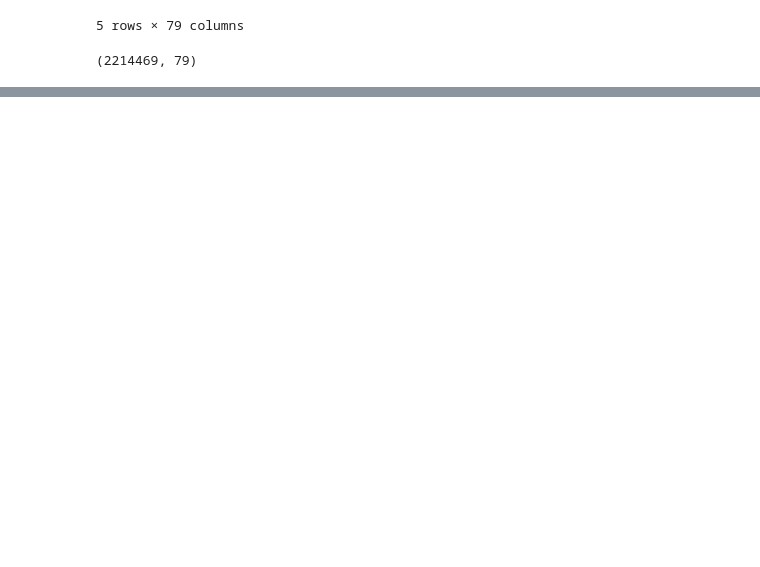
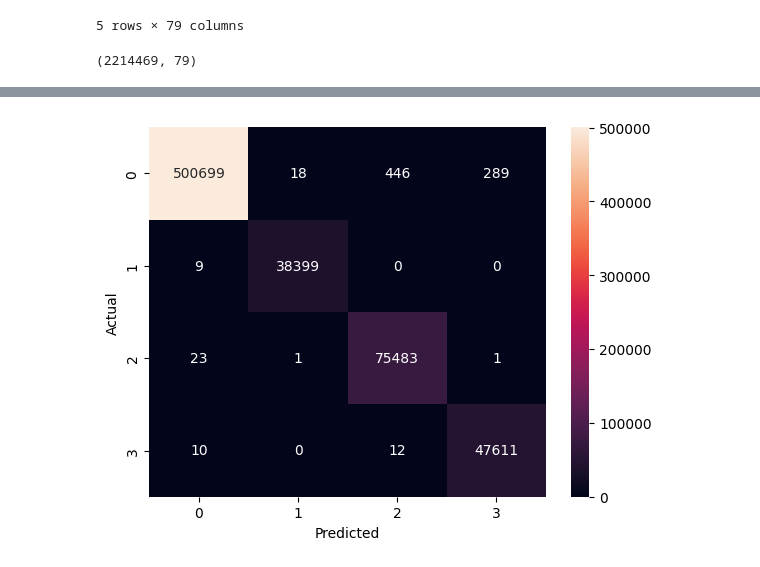
Before and after one commit to ManyaMestha/cyber_attack_detection_model, a Jupyter notebook: notebooks/cyber_attack_detection.ipynb, the cells around one changed output, grey strips where cells are left out. Cells and saved outputs as stored; diff of their text form; code cells hidden in the pictures; blank space fills up the shorter version.

```diff
--- a/notebooks/cyber_attack_detection.ipynb
+++ b/notebooks/cyber_attack_detection.ipynb
@@ -91,0 +107,17 @@ Length: 78, dtype: object
+# %%
+from sklearn.preprocessing import StandardScaler
+
+scaler = StandardScaler()
+X_train = scaler.fit_transform(X_train)
+X_test = scaler.transform(X_test)
+# %%
+from sklearn.ensemble import RandomForestClassifier
+
+model = RandomForestClassifier(
+    n_estimators=50,
+    max_depth=5,
+    min_samples_leaf=10,
+    random_state=42
+)
+# %%
+model.fit(X_train, y_train)
@@ -91,0 +127,7 @@ Length: 78, dtype: object
+# %%
+from sklearn.metrics import accuracy_score, classification_report
+
+y_pred = model.predict(X_test)
+
+print("Accuracy:", accuracy_score(y_test, y_pred))
+print("\n", classification_report(y_test, y_pred))
@@ -91,0 +147,14 @@ Length: 78, dtype: object
+# %%
+from sklearn.metrics import confusion_matrix
+import seaborn as sns
+import matplotlib.pyplot as plt
+
+cm = confusion_matrix(y_test, y_pred)
+
+plt.figure()
+sns.heatmap(cm, annot=True, fmt='d')
+plt.xlabel("Predicted")
+plt.ylabel("Actual")
+plt.show()
+# %% [output]
+[figure, added]
```
Also changed, not shown: parts of 26 cells of this notebook, 2 other files.
